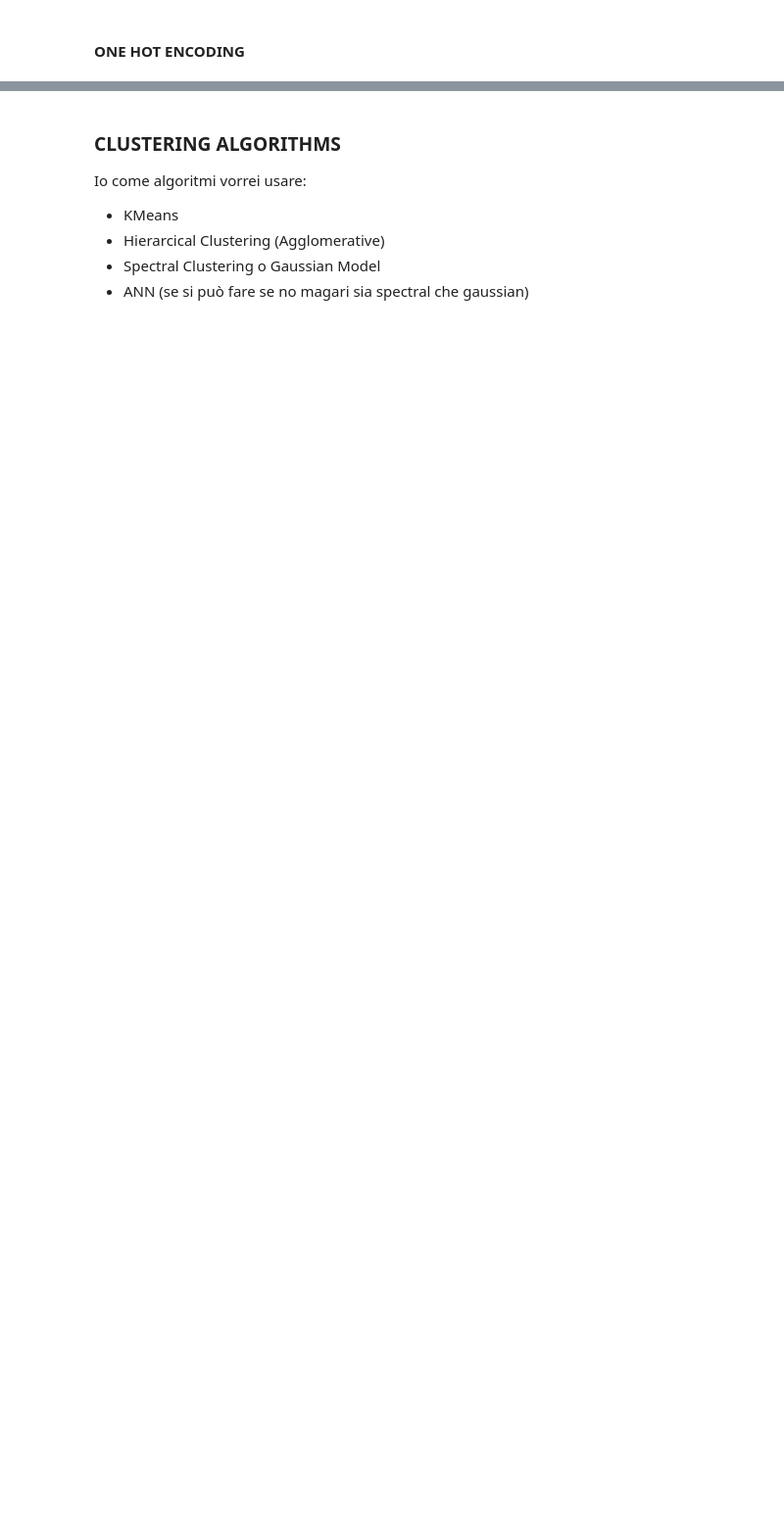
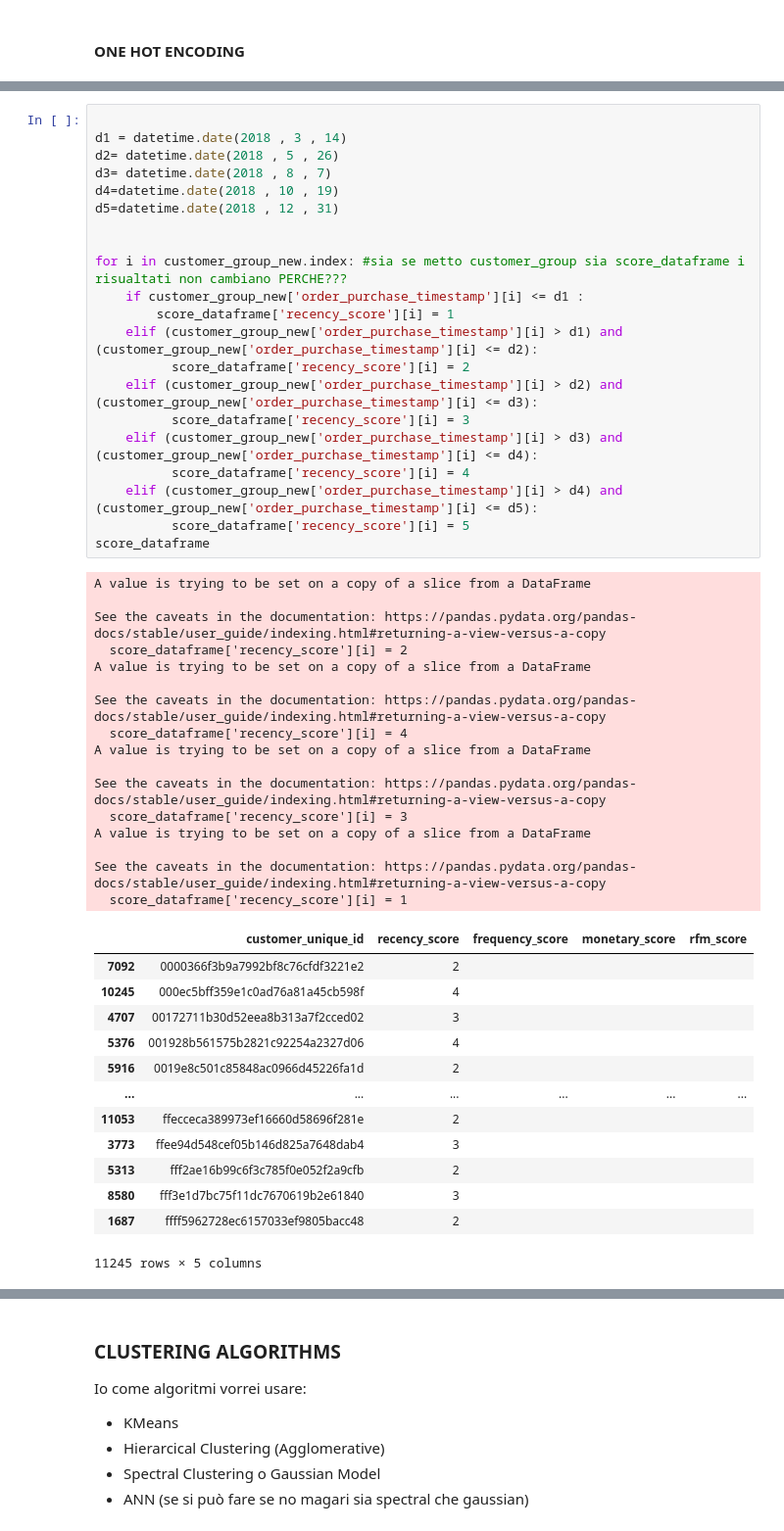
Before and after one commit to francescocapo/270341, a Jupyter notebook: main.ipynb, the cells around one changed output, grey strips where cells are left out. Shown at 98% size. Saved outputs shown, nothing was run; the diff lists cells and outputs as text; blank space fills up the shorter version.

```diff
--- a/main.ipynb
+++ b/main.ipynb
@@ -320,0 +464,51 @@ csdv_df_new
+# %%
+
+d1 = datetime.date(2018 , 3 , 14)
+d2= datetime.date(2018 , 5 , 26)
+d3= datetime.date(2018 , 8 , 7)
+d4=datetime.date(2018 , 10 , 19)
+d5=datetime.date(2018 , 12 , 31)
+
+
+for i in customer_group_new.index: #sia se metto customer_group sia score_dataframe i risualtati non cambiano PERCHE???
+    if customer_group_new['order_purchase_timestamp'][i] <= d1 :
+        score_dataframe['recency_score'][i] = 1
+    elif (customer_group_new['order_purchase_timestamp'][i] > d1) and (customer_group_new['order_purchase_timestamp'][i] <= d2):
+          score_dataframe['recency_score'][i] = 2
+    elif (customer_group_new['order_purchase_timestamp'][i] > d2) and (customer_group_new['order_purchase_timestamp'][i] <= d3):
+          score_dataframe['recency_score'][i] = 3
+    elif (customer_group_new['order_purchase_timestamp'][i] > d3) and (customer_group_new['order_purchase_timestamp'][i] <= d4):
+          score_dataframe['recency_score'][i] = 4
+    elif (customer_group_new['order_purchase_timestamp'][i] > d4) and (customer_group_new['order_purchase_timestamp'][i] <= d5):
+          score_dataframe['recency_score'][i] = 5
+score_dataframe
+# %% [output]
+A value is trying to be set on a copy of a slice from a DataFrame
+
+See the caveats in the documentation: https://pandas.pydata.org/pandas-docs/stable/user_guide/indexing.html#returning-a-view-versus-a-copy
+  score_dataframe['recency_score'][i] = 2
+A value is trying to be set on a copy of a slice from a DataFrame
+
+See the caveats in the documentation: https://pandas.pydata.org/pandas-docs/stable/user_guide/indexing.html#returning-a-view-versus-a-copy
+  score_dataframe['recency_score'][i] = 4
+A value is trying to be set on a copy of a slice from a DataFrame
+
+See the caveats in the documentation: https://pandas.pydata.org/pandas-docs/stable/user_guide/indexing.html#returning-a-view-versus-a-copy
+  score_dataframe['recency_score'][i] = 3
+A value is trying to be set on a copy of a slice from a DataFrame
+
+See the caveats in the documentation: https://pandas.pydata.org/pandas-docs/stable/user_guide/indexing.html#returning-a-view-versus-a-copy
+  score_dataframe['recency_score'][i] = 1
+|  | customer_unique_id | recency_score | frequency_score | monetary_score | rfm_score |
+| 7092 | 0000366f3b9a7992bf8c76cfdf3221e2 | 2 |  |  |  |
+| 10245 | 000ec5bff359e1c0ad76a81a45cb598f | 4 |  |  |  |
+| 4707 | 00172711b30d52eea8b313a7f2cced02 | 3 |  |  |  |
+| 5376 | 001928b561575b2821c92254a2327d06 | 4 |  |  |  |
+| 5916 | 0019e8c501c85848ac0966d45226fa1d | 2 |  |  |  |
+| ... | ... | ... | ... | ... | ... |
+| 11053 | ffecceca389973ef16660d58696f281e | 2 |  |  |  |
+| 3773 | ffee94d548cef05b146d825a7648dab4 | 3 |  |  |  |
+| 5313 | fff2ae16b99c6f3c785f0e052f2a9cfb | 2 |  |  |  |
+| 8580 | fff3e1d7bc75f11dc7670619b2e61840 | 3 |  |  |  |
+| 1687 | ffff5962728ec6157033ef9805bacc48 | 2 |  |  |  |
+11245 rows × 5 columns
```
Also changed, not shown: parts of 20 cells of this notebook.
